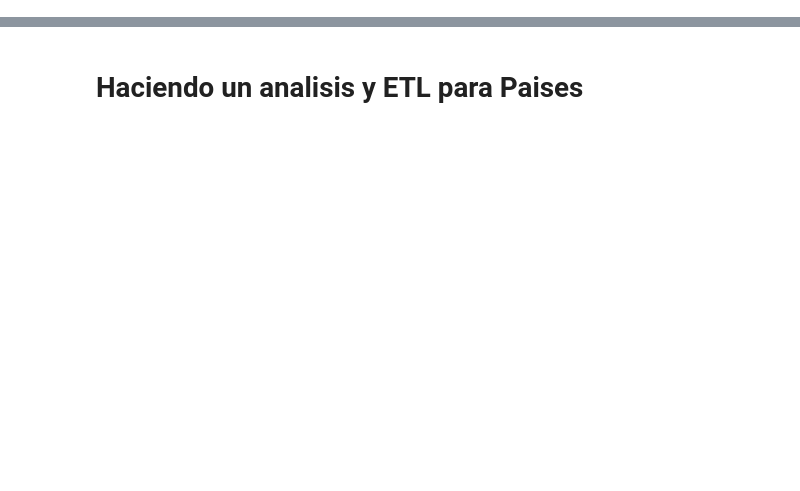
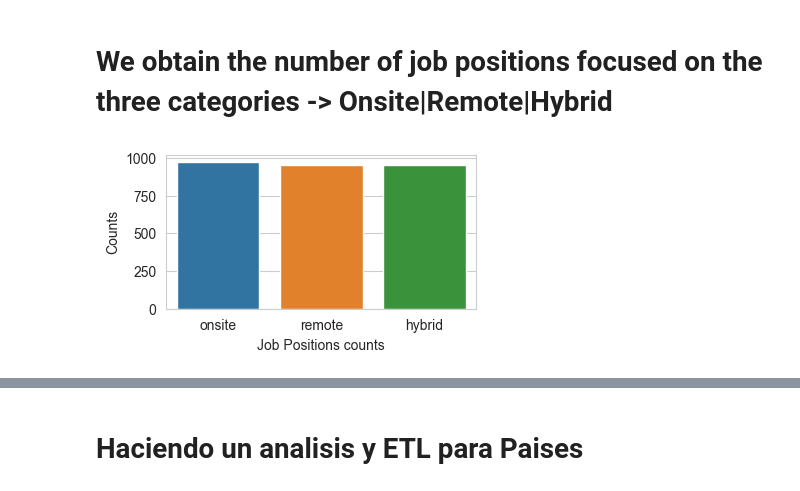
Before and after one commit to fredoinsilico/AnalysingDataJobs, a Jupyter notebook: analyzing_africa.ipynb, the cells around one changed output, grey strips where cells are left out. Drawn from its saved outputs; the diff is of its cells as text; code cells hidden in the pictures; blank space fills up the shorter version.

Commit message:
Se agrego EDA completo de Africa

```diff
--- a/analyzing_africa.ipynb
+++ b/analyzing_africa.ipynb
@@ -107,31 +0,0 @@ plt.show()
-# %%
-import pandas as pd
-import seaborn as sns
-import matplotlib.pyplot as plt
-
-# Selecciona las 10 empresas más frecuentes
-top_10 = df['company'].value_counts().head(5)
-
-# Crea un nuevo dataframe solo con las 10 empresas seleccionadas
-df_top_10 = df.loc[df['company'].isin(top_10.index)]
-
-# Filtra las ofertas de trabajo que se realizan en línea, remotamente o de forma híbrida
-df_filtered = df_top_10.loc[df_top_10['onsite_remote'].isin(['onsite', 'remote', 'hybrid'])]
-
-# Cuenta el número de ofertas de trabajo online, remota e híbrida para cada empresa
-counts = df_filtered.groupby(['company', 'onsite_remote']).size().reset_index(name='count')
-
-# Crea un gráfico de barras agrupadas utilizando Seaborn
-sns.set_style("whitegrid")
-sns.barplot(x='company', y='count', hue='onsite_remote', data=counts, palette=sns.color_palette('bright', n_colors=3), alpha=0.8, width=0.8)
-
-# Agrega título y etiquetas de los ejes
-plt.title('Tipo de empleo ofrecido por las 5 mayores empresas de Africa')
-plt.xlabel('Empresa')
-plt.ylabel('Cantidad')
-
-# Coloca los nombres de las empresas en el eje x en vertical
-plt.xticks(rotation=90)
-
-# Muestra el gráfico
-plt.show()
@@ -141,0 +74,11 @@ df['posted_date'].unique()
+# %% [markdown]
+# We obtain the number of job positions focused on the three categories -> Onsite|Remote|Hybrid
+# %%
+plt.figure(figsize=(4, 2)) # Adjusting the graphic size (4 x 2 inches)
+c = sns.countplot(x='onsite_remote', data=df)
+c.set_xlabel('Job Positions counts')
+c.set_ylabel('Counts')
+print('\n')
+plt.show()
+# %% [output]
+[figure, added]
```
Also changed, not shown: parts of 36 cells of this notebook.
